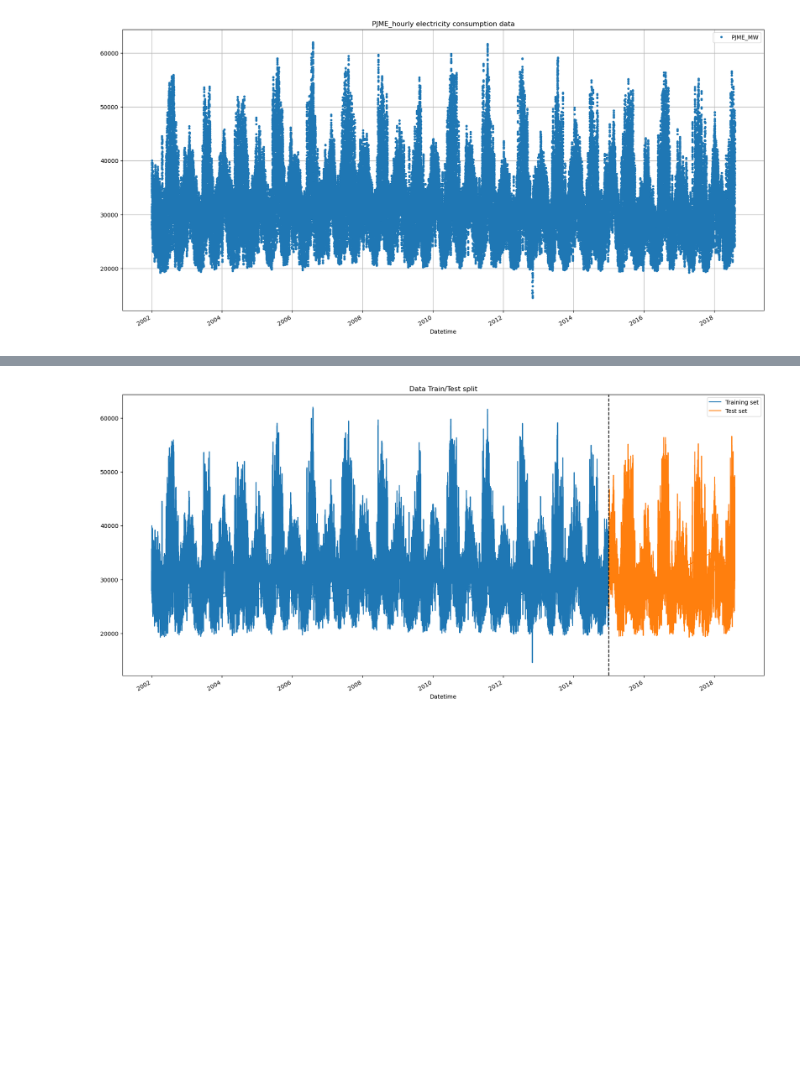
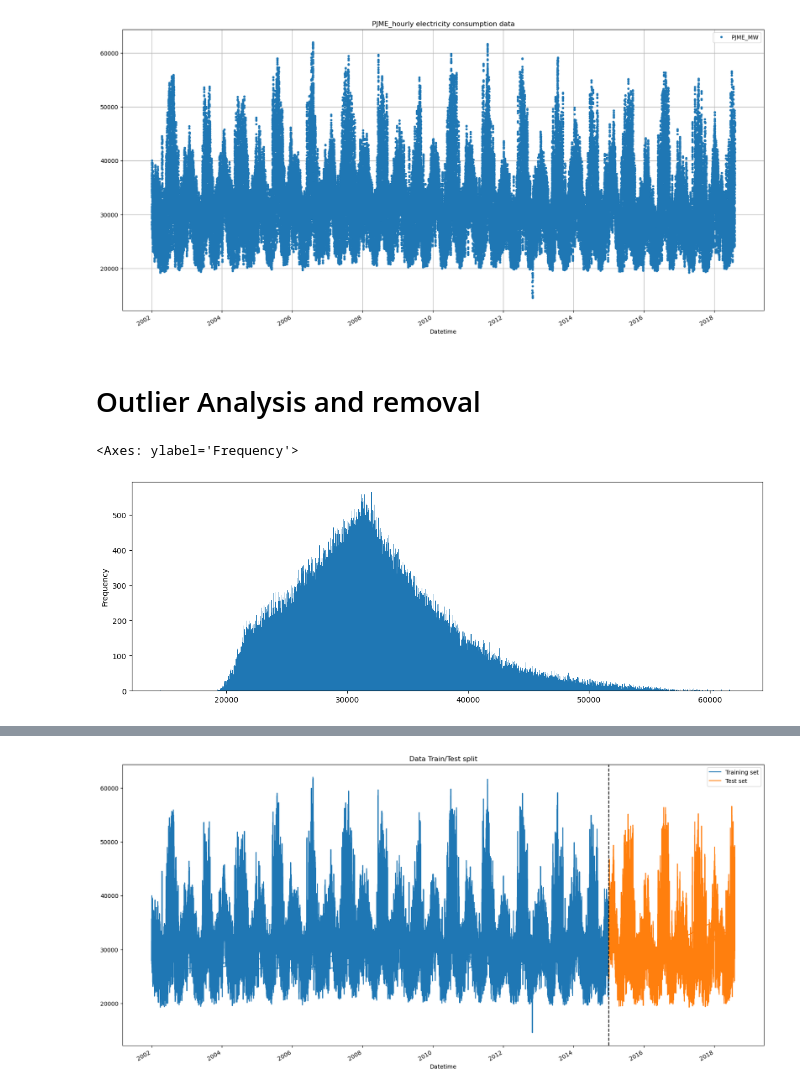
Before and after one commit to nobleyam/Time-Series-Forecasting-with-XGBoost, a Jupyter notebook: Time Series Forecasting with XGBoost.ipynb, the cells around one changed output, grey strips where cells are left out. Saved outputs shown, nothing was run; the diff lists cells and outputs as text; code cells hidden in the pictures; blank space fills up the shorter version.

```diff
--- a/Time Series Forecasting with XGBoost.ipynb
+++ b/Time Series Forecasting with XGBoost.ipynb
@@ -66,3 +66,11 @@ plt.grid(True)
 plt.show()
 # %% [output]
 [figure]
+# %% [markdown]
+# Outlier Analysis and removal
+# %%
+
+df['PJME_MW'].plot(figsize=(15,5),kind='hist', bins=1000)
+# %% [output]
+<Axes: ylabel='Frequency'>
+[figure, added]
```
Also changed, not shown: parts of 9 cells of this notebook.
